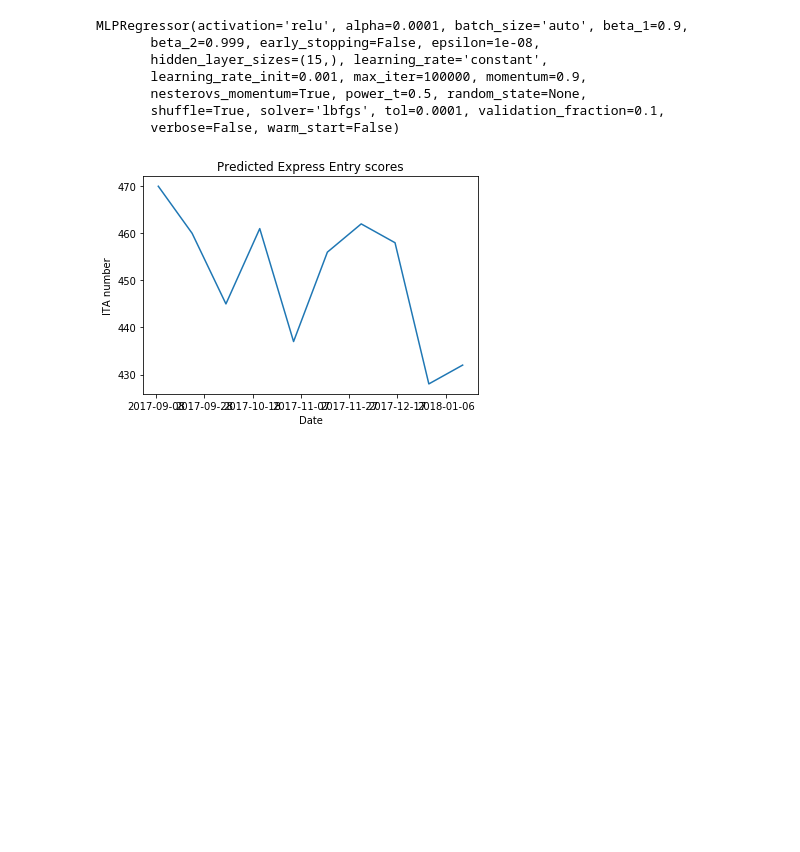
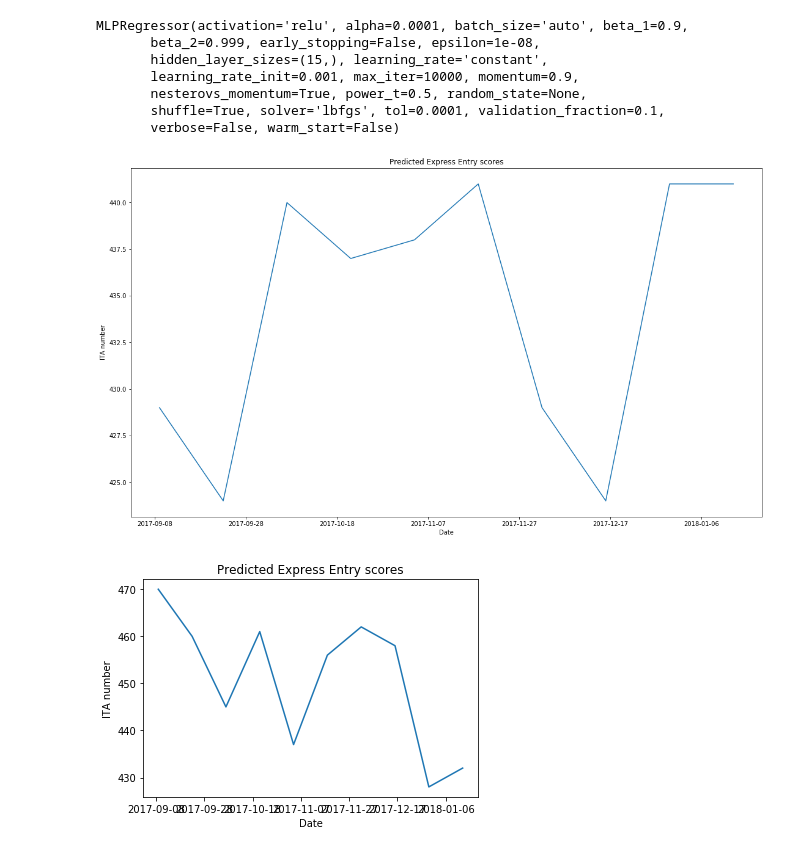
Before and after one commit to olegberman/ee-predict, a Jupyter notebook: Predict.ipynb, the cells around one changed output. Cells and saved outputs as stored; diff of their text form; code cells hidden in the pictures; blank space fills up the shorter version.

```diff
--- a/Predict.ipynb
+++ b/Predict.ipynb
@@ -13,41 +13,46 @@ dataset = np.genfromtxt('dataset.csv',
                         names=['date', 'size', 'score', 'program_count', 'single_program', 'target'])
 # training data
 train_x = zip(mdates.datestr2num(dataset['date']), dataset['size'], dataset['program_count'], dataset['target'])
-reg = MLPRegressor(hidden_layer_sizes=(15,), activation='relu', max_iter=100000, solver='lbfgs')
+reg = MLPRegressor(hidden_layer_sizes=(15,), activation='relu', max_iter=10000, solver='lbfgs')
 # try to fit the model
 reg.fit(train_x, dataset['score'])
 # %% [output]
 MLPRegressor(activation='relu', alpha=0.0001, batch_size='auto', beta_1=0.9,
        beta_2=0.999, early_stopping=False, epsilon=1e-08,
        hidden_layer_sizes=(15,), learning_rate='constant',
-       learning_rate_init=0.001, max_iter=100000, momentum=0.9,
+       learning_rate_init=0.001, max_iter=10000, momentum=0.9,
        nesterovs_momentum=True, power_t=0.5, random_state=None,
        shuffle=True, solver='lbfgs', tol=0.0001, validation_fraction=0.1,
        verbose=False, warm_start=False)
 # %%
 # generate test data
 test_data = []
 # take todays data
 now = datetime.datetime.now()
 future_dates = []
 predicted_data = []
 
 for i in range(0, 10):
     future_date = mdates.datestr2num( (now + datetime.timedelta(days=(14*i))).strftime('%d %b %Y') )
     future_dates.append(future_date)
-    predicted = reg.predict((np.array([[future_date, 3000 + randint(-500, 600), 4, 300000]])))
+    predicted = reg.predict((np.array([[future_date, 3200 + randint(0, 500), 4, 300000]])))
     predicted_data.append(int(predicted))
 
 fig, ax = plt.subplots()
+fig.set_size_inches(18.5, 10.5)
 ax.plot(future_dates, predicted_data)
+
+
 
 plt.title('Predicted Express Entry scores')
 plt.ylabel('ITA number')
 plt.xlabel('Date')
 xfmt = mdates.DateFormatter('%Y-%m-%d')
 ax.xaxis.set_major_formatter(xfmt)
 
 plt.show()
+# %% [output]
+[figure, added]
 # %%
 # %% [output]
 [figure]
```
